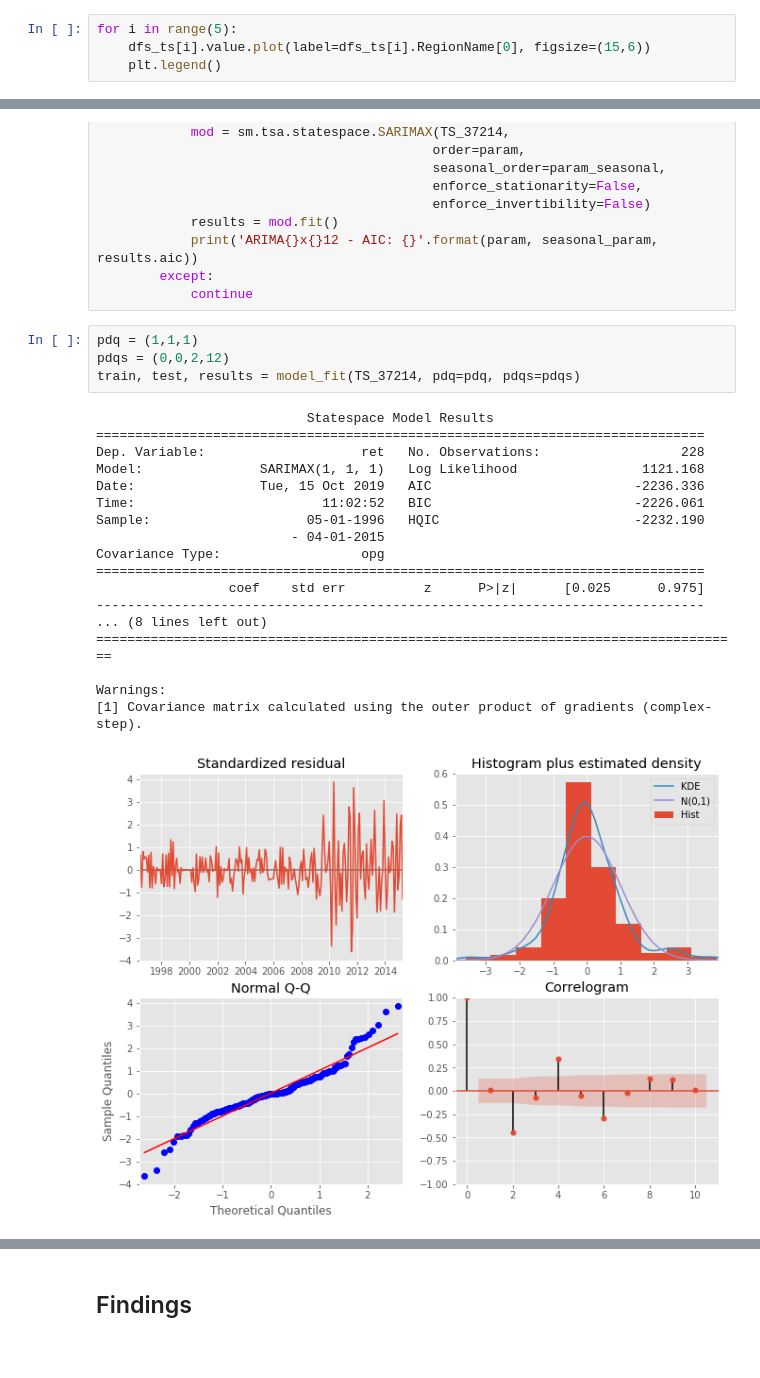
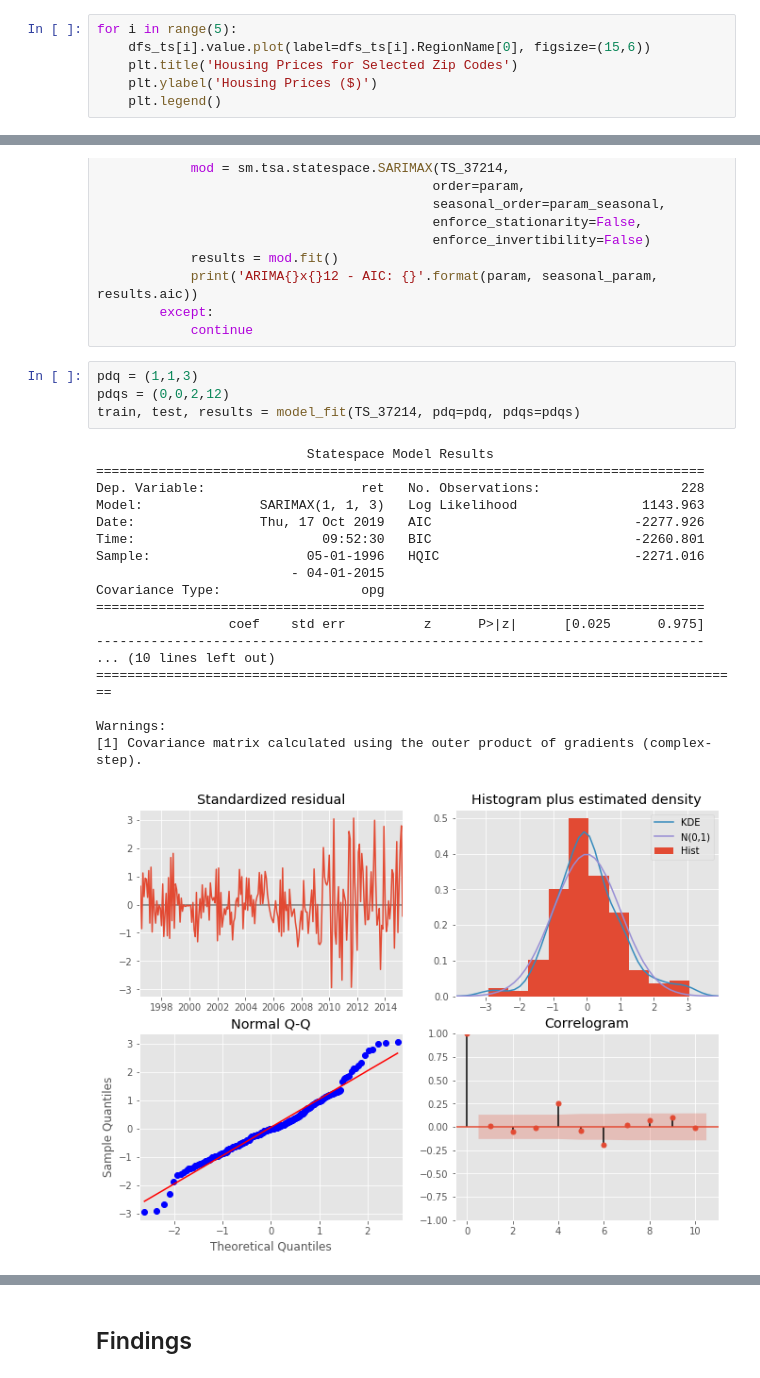
Before and after one commit to callRoko/dsc-mod-4-project-online-ds-pt-041519, a Jupyter notebook: student.ipynb, the cells around one changed output, grey strips where cells are left out. Drawn from its saved outputs; the diff is of its cells as text.

```diff
--- a/student.ipynb
+++ b/student.ipynb
@@ -328,5 +328,7 @@ time
 # %%
 for i in range(5):
     dfs_ts[i].value.plot(label=dfs_ts[i].RegionName[0], figsize=(15,6))
+    plt.title('Housing Prices for Selected Zip Codes')
+    plt.ylabel('Housing Prices ($)')
     plt.legend()
 # %% [output]
@@ -1231,28 +1063,28 @@ for param in pdq:
         except:
             continue
 # %%
-pdq = (1,1,1)
+pdq = (1,1,3)
 pdqs = (0,0,2,12)
 train, test, results = model_fit(TS_37214, pdq=pdq, pdqs=pdqs)
 # %% [output]
                            Statespace Model Results
 ==============================================================================
 Dep. Variable:                    ret   No. Observations:                  228
-Model:               SARIMAX(1, 1, 1)   Log Likelihood                1121.168
-Date:                Tue, 15 Oct 2019   AIC                          -2236.336
-Time:                        11:02:52   BIC                          -2226.061
-Sample:                    05-01-1996   HQIC                         -2232.190
+Model:               SARIMAX(1, 1, 3)   Log Likelihood                1143.963
+Date:                Thu, 17 Oct 2019   AIC                          -2277.926
+Time:                        09:52:30   BIC                          -2260.801
+Sample:                    05-01-1996   HQIC                         -2271.016
                          - 04-01-2015
 Covariance Type:                  opg
 ==============================================================================
                  coef    std err          z      P>|z|      [0.025      0.975]
 ------------------------------------------------------------------------------
-... (8 lines left out)
+... (10 lines left out)
 ===================================================================================
 
 Warnings:
 [1] Covariance matrix calculated using the outer product of gradients (complex-step).
-[figure, old version]
+[figure, new version]
 # %%
 train_RMSE(train, results)
 # %% [output]
```
Also changed, not shown: parts of 27 cells of this notebook.
